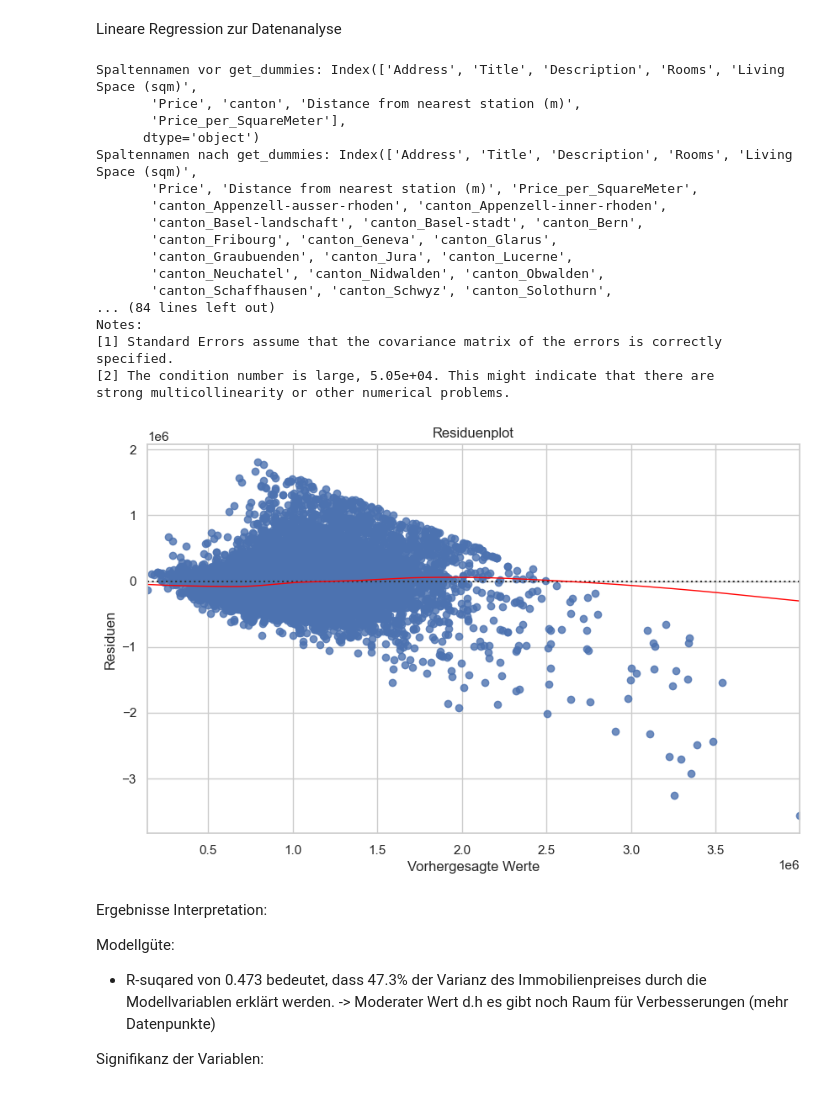
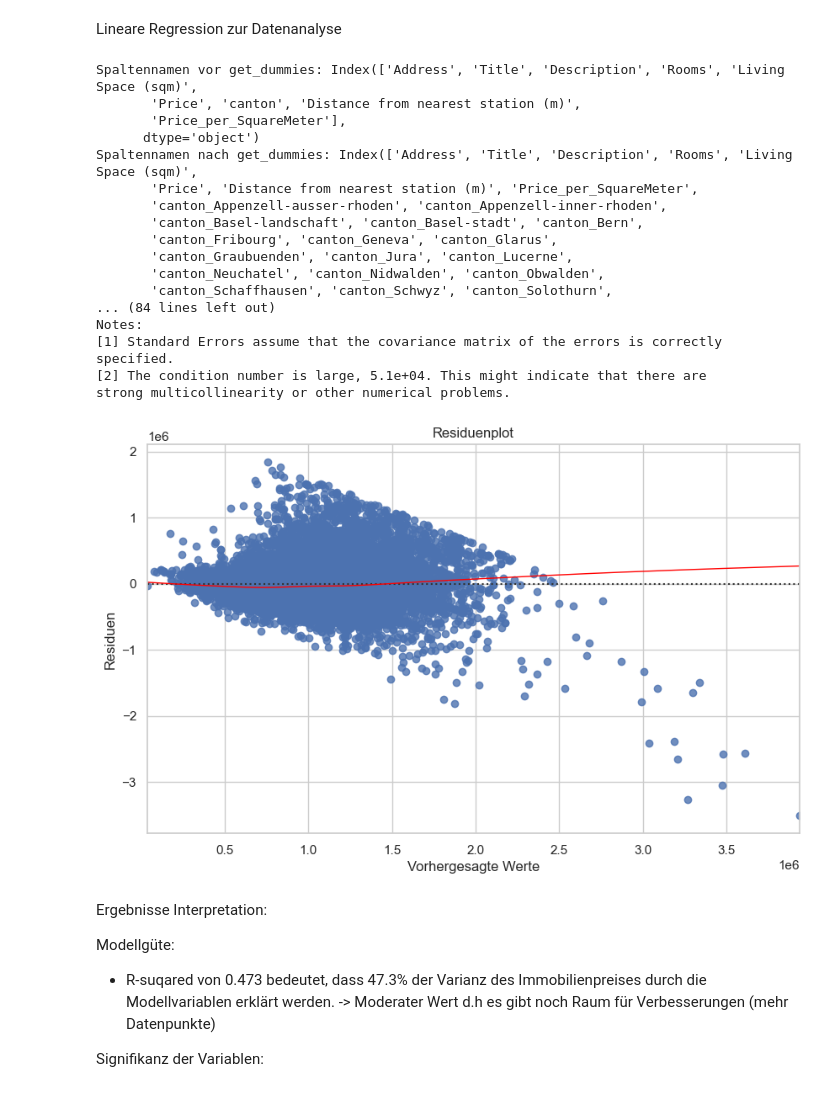
Before and after one commit to andreamaddes/AppliedDataScience, a Jupyter notebook: Datenanalyse.ipynb, the cells around one changed output. Drawn from its saved outputs; the diff is of its cells as text; code cells hidden in the pictures.

```diff
--- a/Datenanalyse.ipynb
+++ b/Datenanalyse.ipynb
@@ -142,7 +137,7 @@ sns.set(style="whitegrid")
 
 # Daten laden
 df_clean = pd.read_csv('LAST_Final_cleaned_immodata.csv', sep=';')
-df_filtered = pd.read_csv('LAST_Final_Filtered_immodata.csv', sep=';')
+df_filtered = pd.read_csv('Double_Final_Filtered_immodata.csv', sep=';')
 
 # Entfernen des Maximalpreises
 max_price = df_clean['Price'].max()
@@ -183,35 +178,35 @@ print("Datentyp der Zielvariablen:", y.dtypes)
 # OLS-Regression durchführen
 model = sm.OLS(y, X).fit()
 
 # Zusammenfassung der Regressionsergebnisse anzeigen
 print(model.summary())
 
 # Plotten der Residuen
 plt.figure(figsize=(10, 6))
 sns.residplot(x=model.fittedvalues, y=model.resid, lowess=True, line_kws={'color': 'red', 'lw': 1})
 plt.title('Residuenplot')
 plt.xlabel('Vorhergesagte Werte')
 plt.ylabel('Residuen')
 plt.show()
 # %% [output]
 Spaltennamen vor get_dummies: Index(['Address', 'Title', 'Description', 'Rooms', 'Living Space (sqm)',
        'Price', 'canton', 'Distance from nearest station (m)',
        'Price_per_SquareMeter'],
       dtype='object')
 Spaltennamen nach get_dummies: Index(['Address', 'Title', 'Description', 'Rooms', 'Living Space (sqm)',
        'Price', 'Distance from nearest station (m)', 'Price_per_SquareMeter',
        'canton_Appenzell-ausser-rhoden', 'canton_Appenzell-inner-rhoden',
        'canton_Basel-landschaft', 'canton_Basel-stadt', 'canton_Bern',
        'canton_Fribourg', 'canton_Geneva', 'canton_Glarus',
        'canton_Graubuenden', 'canton_Jura', 'canton_Lucerne',
        'canton_Neuchatel', 'canton_Nidwalden', 'canton_Obwalden',
        'canton_Schaffhausen', 'canton_Schwyz', 'canton_Solothurn',
 ... (84 lines left out)
 Notes:
 [1] Standard Errors assume that the covariance matrix of the errors is correctly specified.
-[2] The condition number is large, 5.05e+04. This might indicate that there are
+[2] The condition number is large, 5.1e+04. This might indicate that there are
 strong multicollinearity or other numerical problems.
-[figure, old version]
+[figure, new version]
 # %% [markdown]
 Ergebnisse Interpretation:
 
```
Also changed, not shown: parts of 3 cells of this notebook.
